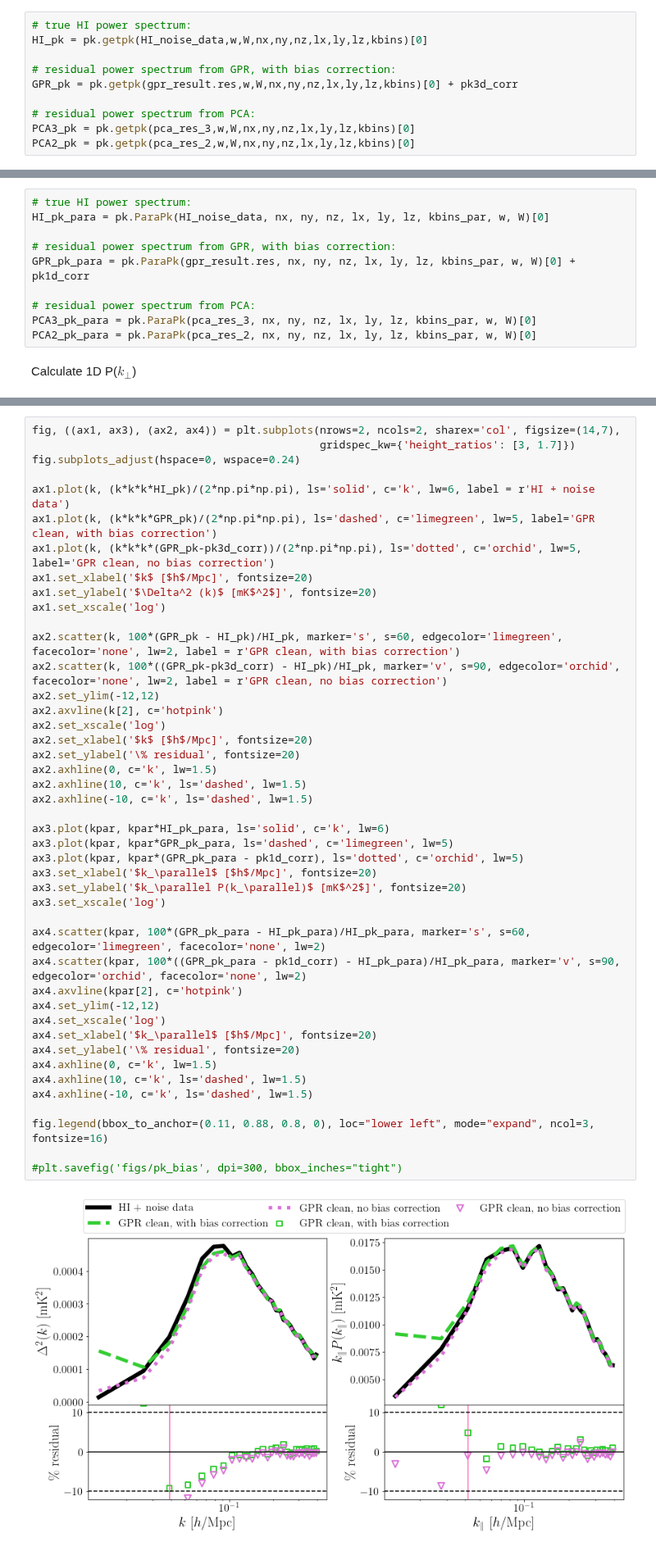
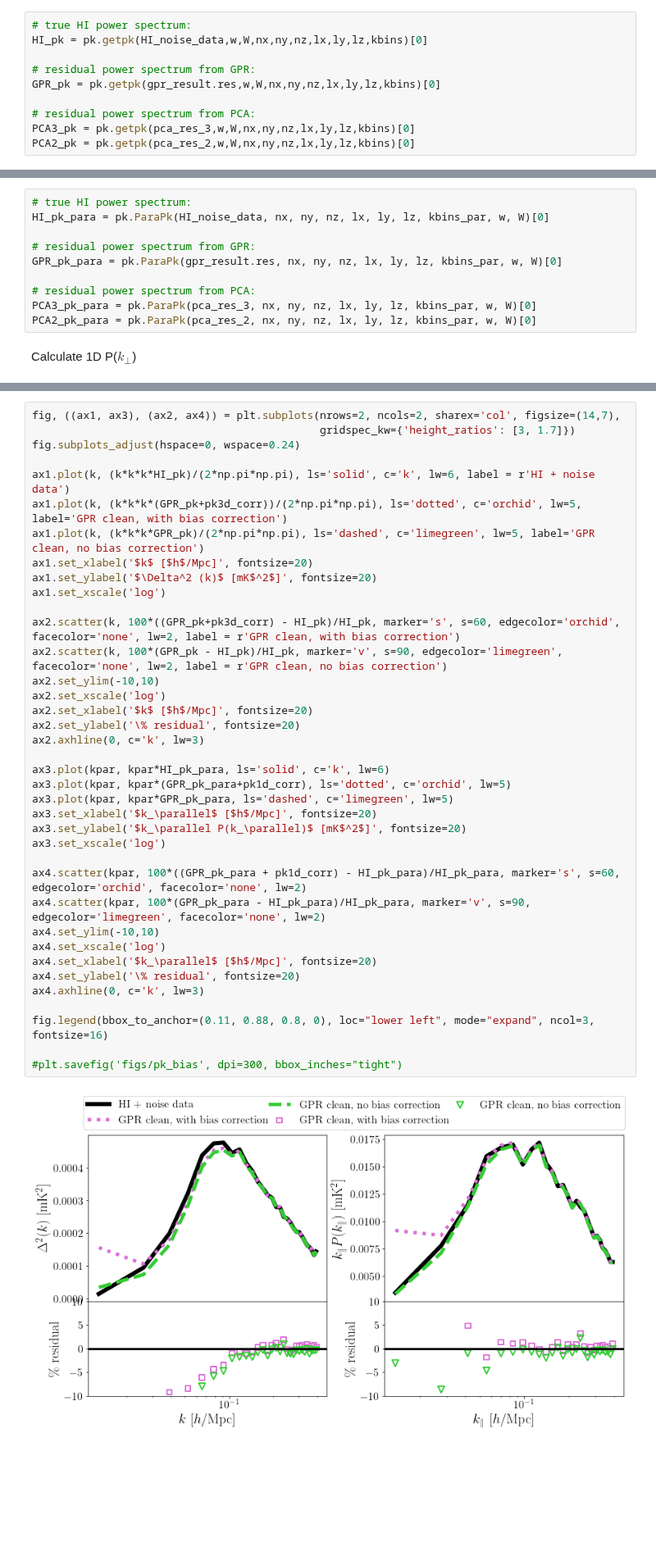
Before and after one commit to paulassoares/gpr4im, a Jupyter notebook: Jupyter Notebooks/Reproducible paper plots/No polarisation.ipynb, the cells around one changed output, grey strips where cells are left out. Shown at 82% size. Saved outputs shown, nothing was run; the diff lists cells and outputs as text; blank space fills up the shorter version.

```diff
--- a/Jupyter Notebooks/Reproducible paper plots/No polarisation.ipynb
+++ b/Jupyter Notebooks/Reproducible paper plots/No polarisation.ipynb
@@ -118,8 +118,8 @@ Calculate 3D Pk:
 # true HI power spectrum:
 HI_pk = pk.getpk(HI_noise_data,w,W,nx,ny,nz,lx,ly,lz,kbins)[0]
 
-# residual power spectrum from GPR, with bias correction:
-GPR_pk = pk.getpk(gpr_result.res,w,W,nx,ny,nz,lx,ly,lz,kbins)[0] + pk3d_corr
+# residual power spectrum from GPR:
+GPR_pk = pk.getpk(gpr_result.res,w,W,nx,ny,nz,lx,ly,lz,kbins)[0]
 
 # residual power spectrum from PCA:
 PCA3_pk = pk.getpk(pca_res_3,w,W,nx,ny,nz,lx,ly,lz,kbins)[0]
@@ -130,8 +130,8 @@ Calculate 1D P($k_\parallel$)
 # true HI power spectrum:
 HI_pk_para = pk.ParaPk(HI_noise_data, nx, ny, nz, lx, ly, lz, kbins_par, w, W)[0]
 
-# residual power spectrum from GPR, with bias correction:
-GPR_pk_para = pk.ParaPk(gpr_result.res, nx, ny, nz, lx, ly, lz, kbins_par, w, W)[0] + pk1d_corr
+# residual power spectrum from GPR:
+GPR_pk_para = pk.ParaPk(gpr_result.res, nx, ny, nz, lx, ly, lz, kbins_par, w, W)[0]
 
 # residual power spectrum from PCA:
 PCA3_pk_para = pk.ParaPk(pca_res_3, nx, ny, nz, lx, ly, lz, kbins_par, w, W)[0]
@@ -223,46 +217,40 @@ fig.legend(bbox_to_anchor=(0.11, 0.88, 0.8, 0), loc="lower left", mode="expand",
 # %%
 fig, ((ax1, ax3), (ax2, ax4)) = plt.subplots(nrows=2, ncols=2, sharex='col', figsize=(14,7),
                                              gridspec_kw={'height_ratios': [3, 1.7]})
 fig.subplots_adjust(hspace=0, wspace=0.24)
 
 ax1.plot(k, (k*k*k*HI_pk)/(2*np.pi*np.pi), ls='solid', c='k', lw=6, label = r'HI + noise data')
-ax1.plot(k, (k*k*k*GPR_pk)/(2*np.pi*np.pi), ls='dashed', c='limegreen', lw=5, label='GPR clean, with bias correction')
-ax1.plot(k, (k*k*k*(GPR_pk-pk3d_corr))/(2*np.pi*np.pi), ls='dotted', c='orchid', lw=5, label='GPR clean, no bias correction')
+ax1.plot(k, (k*k*k*(GPR_pk+pk3d_corr))/(2*np.pi*np.pi), ls='dotted', c='orchid', lw=5, label='GPR clean, with bias correction')
+ax1.plot(k, (k*k*k*GPR_pk)/(2*np.pi*np.pi), ls='dashed', c='limegreen', lw=5, label='GPR clean, no bias correction')
 ax1.set_xlabel('$k$ [$h$/Mpc]', fontsize=20)
 ax1.set_ylabel('$\Delta^2 (k)$ [mK$^2$]', fontsize=20)
 ax1.set_xscale('log')
 
-ax2.scatter(k, 100*(GPR_pk - HI_pk)/HI_pk, marker='s', s=60, edgecolor='limegreen', facecolor='none', lw=2, label = r'GPR clean, with bias correction')
-ax2.scatter(k, 100*((GPR_pk-pk3d_corr) - HI_pk)/HI_pk, marker='v', s=90, edgecolor='orchid', facecolor='none', lw=2, label = r'GPR clean, no bias correction')
-ax2.set_ylim(-12,12)
-ax2.axvline(k[2], c='hotpink')
+ax2.scatter(k, 100*((GPR_pk+pk3d_corr) - HI_pk)/HI_pk, marker='s', s=60, edgecolor='orchid', facecolor='none', lw=2, label = r'GPR clean, with bias correction')
+ax2.scatter(k, 100*(GPR_pk - HI_pk)/HI_pk, marker='v', s=90, edgecolor='limegreen', facecolor='none', lw=2, label = r'GPR clean, no bias correction')
+ax2.set_ylim(-10,10)
 ax2.set_xscale('log')
 ax2.set_xlabel('$k$ [$h$/Mpc]', fontsize=20)
 ax2.set_ylabel('\% residual', fontsize=20)
-ax2.axhline(0, c='k', lw=1.5)
-ax2.axhline(10, c='k', ls='dashed', lw=1.5)
-ax2.axhline(-10, c='k', ls='dashed', lw=1.5)
+ax2.axhline(0, c='k', lw=3)
 
 ax3.plot(kpar, kpar*HI_pk_para, ls='solid', c='k', lw=6)
+ax3.plot(kpar, kpar*(GPR_pk_para+pk1d_corr), ls='dotted', c='orchid', lw=5)
 ax3.plot(kpar, kpar*GPR_pk_para, ls='dashed', c='limegreen', lw=5)
-ax3.plot(kpar, kpar*(GPR_pk_para - pk1d_corr), ls='dotted', c='orchid', lw=5)
 ax3.set_xlabel('$k_\parallel$ [$h$/Mpc]', fontsize=20)
 ax3.set_ylabel('$k_\parallel P(k_\parallel)$ [mK$^2$]', fontsize=20)
 ax3.set_xscale('log')
 
-ax4.scatter(kpar, 100*(GPR_pk_para - HI_pk_para)/HI_pk_para, marker='s', s=60, edgecolor='limegreen', facecolor='none', lw=2)
-ax4.scatter(kpar, 100*((GPR_pk_para - pk1d_corr) - HI_pk_para)/HI_pk_para, marker='v', s=90, edgecolor='orchid', facecolor='none', lw=2)
-ax4.axvline(kpar[2], c='hotpink')
-ax4.set_ylim(-12,12)
+ax4.scatter(kpar, 100*((GPR_pk_para + pk1d_corr) - HI_pk_para)/HI_pk_para, marker='s', s=60, edgecolor='orchid', facecolor='none', lw=2)
+ax4.scatter(kpar, 100*(GPR_pk_para - HI_pk_para)/HI_pk_para, marker='v', s=90, edgecolor='limegreen', facecolor='none', lw=2)
+ax4.set_ylim(-10,10)
 ax4.set_xscale('log')
 ax4.set_xlabel('$k_\parallel$ [$h$/Mpc]', fontsize=20)
 ax4.set_ylabel('\% residual', fontsize=20)
-ax4.axhline(0, c='k', lw=1.5)
-ax4.axhline(10, c='k', ls='dashed', lw=1.5)
-ax4.axhline(-10, c='k', ls='dashed', lw=1.5)
+ax4.axhline(0, c='k', lw=3)
 
 fig.legend(bbox_to_anchor=(0.11, 0.88, 0.8, 0), loc="lower left", mode="expand", ncol=3, fontsize=16)
 
 #plt.savefig('figs/pk_bias', dpi=300, bbox_inches="tight")
 # %% [output]
-[figure, old version]
+[figure, new version]
```
Also changed, not shown: parts of 1 cell of this notebook, 10 other files.
